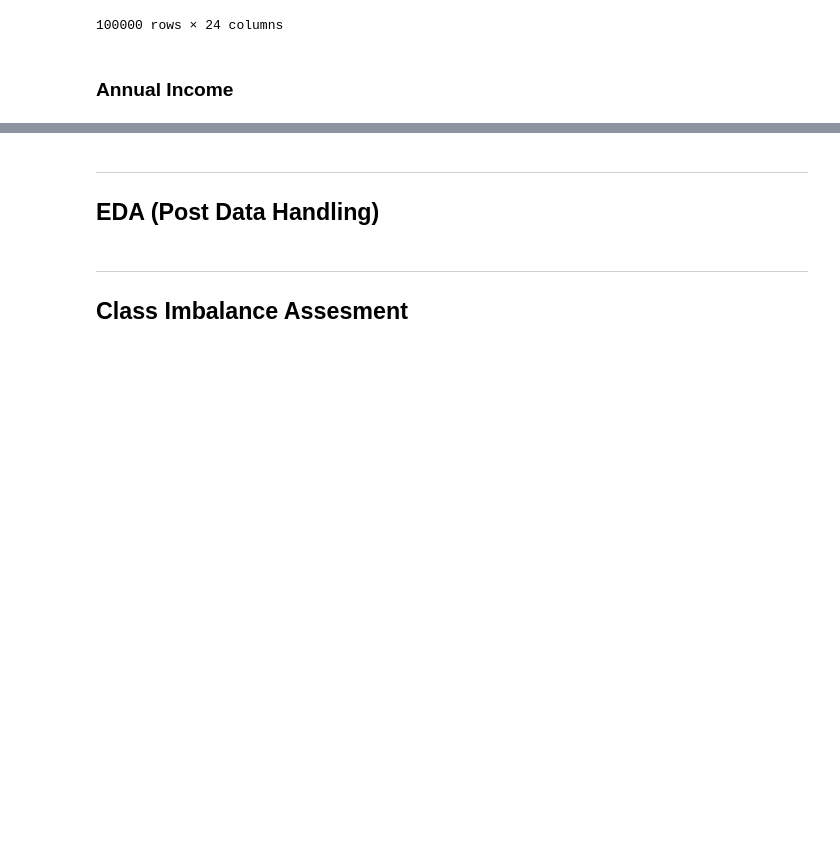
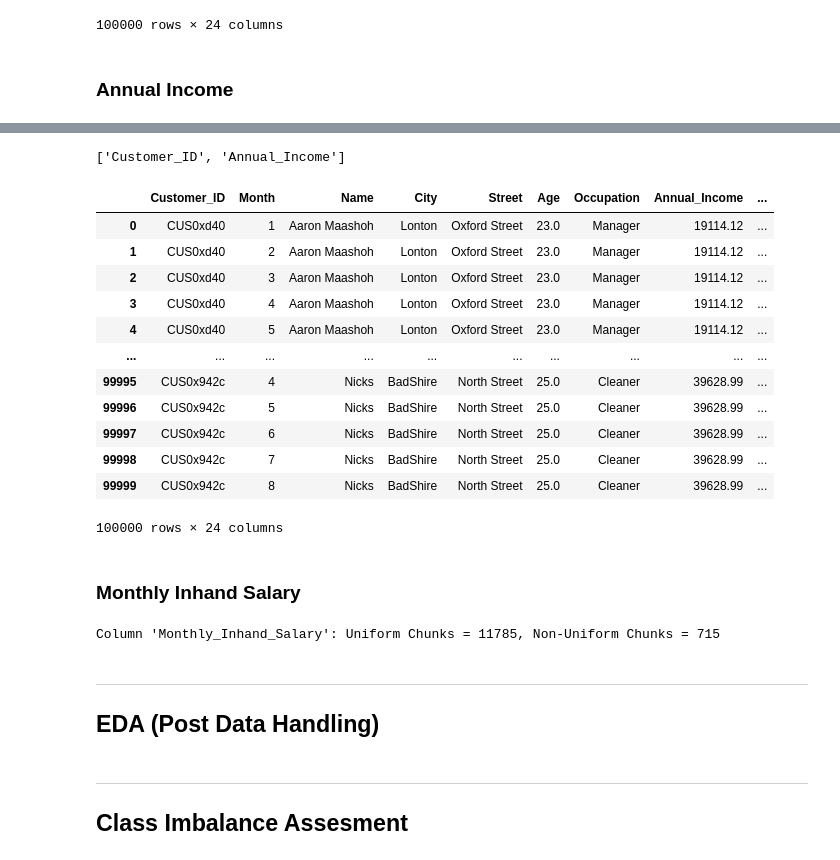
Before and after one commit to Chargent/Credit-Score-Prediction, a Jupyter notebook: main.ipynb, the cells around one changed output, grey strips where cells are left out. Cells and saved outputs as stored; diff of their text form; code cells hidden in the pictures; blank space fills up the shorter version.

```diff
--- a/main.ipynb
+++ b/main.ipynb
@@ -180,0 +197,4 @@ df
+# %%
+# Fill fixed NaN values with "No Loan"
+df['Type_of_Loan'] = df['Type_of_Loan'].replace(np.nan, "No Loan")
+df
@@ -437,3 +469,22 @@ df
 100000 rows × 24 columns
 # %% [markdown]
 ### Annual Income
+# %%
+# Copy the 'Annual_Income' column to a new DataFrame
+df_annual = df[['Customer_ID','Annual_Income']].copy()
+
+# Transform the 'Annual_Income' column to float
+df_annual['Annual_Income'] = df_annual['Annual_Income'].astype(float).round(2)
+
+distribution_df = df_annual["Annual_Income"].value_counts().sort_index().reset_index()
+distribution_df.columns = ['value', 'count']
+
+# show the average value of the groupes that have the same count
+average_distribution = distribution_df.groupby('count')['value'].mean().reset_index().round(2)
+average_distribution.columns = ['count', 'average_value']
+
+# Column with number of times each count appears
+average_distribution['count_appearances'] = average_distribution['count'].map(
+    distribution_df['count'].value_counts().to_dict()
+)
+average_distribution
@@ -440,3 +505,56 @@ df
+# %%
+# Identify Annual_Income values with frequency below 3
+value_counts = df_annual["Annual_Income"].value_counts()
+to_nan = value_counts[value_counts < 3].index
+
+# Replace those values with pd.NA in df_annual
+df_annual.loc[df_annual["Annual_Income"].isin(to_nan), "Annual_Income"] = pd.NA
+
+# Check if the column is uniform
+uniform_columns(df_annual, 8)
+# %% [output]
+['Customer_ID', 'Annual_Income']
+# %%
+# For each uniform column fill the missing values with the mode of each grouped Customer_ID
+df_annual["Annual_Income"] = df_annual.groupby("Customer_ID")["Annual_Income"].transform(
+            lambda x: x.fillna(x.mode().iloc[0]) if not x.mode().empty else x)
+
+# Fill the missing values in the original DataFrame with the cleaned values
+df["Annual_Income"] = df_annual["Annual_Income"]
+df
+# %% [output]
+|  | Customer_ID | Month | Name | City | Street | Age | Occupation | Annual_Income | ... |
+| 0 | CUS0xd40 | 1 | Aaron Maashoh | Lonton | Oxford Street | 23.0 | Manager | 19114.12 | ... |
+| 1 | CUS0xd40 | 2 | Aaron Maashoh | Lonton | Oxford Street | 23.0 | Manager | 19114.12 | ... |
+| 2 | CUS0xd40 | 3 | Aaron Maashoh | Lonton | Oxford Street | 23.0 | Manager | 19114.12 | ... |
+| 3 | CUS0xd40 | 4 | Aaron Maashoh | Lonton | Oxford Street | 23.0 | Manager | 19114.12 | ... |
+| 4 | CUS0xd40 | 5 | Aaron Maashoh | Lonton | Oxford Street | 23.0 | Manager | 19114.12 | ... |
+| ... | ... | ... | ... | ... | ... | ... | ... | ... | ... |
+| 99995 | CUS0x942c | 4 | Nicks | BadShire | North Street | 25.0 | Cleaner | 39628.99 | ... |
+| 99996 | CUS0x942c | 5 | Nicks | BadShire | North Street | 25.0 | Cleaner | 39628.99 | ... |
+| 99997 | CUS0x942c | 6 | Nicks | BadShire | North Street | 25.0 | Cleaner | 39628.99 | ... |
+| 99998 | CUS0x942c | 7 | Nicks | BadShire | North Street | 25.0 | Cleaner | 39628.99 | ... |
+| 99999 | CUS0x942c | 8 | Nicks | BadShire | North Street | 25.0 | Cleaner | 39628.99 | ... |
+100000 rows × 24 columns
+# %% [markdown]
+### Monthly Inhand Salary
+# %%
+# Create a copy of the 'Monthly_Inhand_Salary' column
+df_month = df[["Monthly_Inhand_Salary"]].copy().astype(float).round(2)
+
+# Check how many columns are uniform in the column 'Monthly_Inhand_Salary'
+uniform_count = 0
+chunks_total = len(df_month) // chunk_size
+for i in range(chunks_total):
+    chunk = df_month.iloc[i*chunk_size:(i+1)*chunk_size]
+    non_na_values = set(chunk["Monthly_Inhand_Salary"].dropna())
+    # Count as uniform if there are no non-NaN values or exactly one unique value.
+    if len(non_na_values) <= 1:
+        uniform_count += 1
+non_uniform_count = chunks_total - uniform_count
+print(f"Column 'Monthly_Inhand_Salary': Uniform Chunks = {uniform_count}, Non-Uniform Chunks = {non_uniform_count}")
+# %% [output]
+Column 'Monthly_Inhand_Salary': Uniform Chunks = 11785, Non-Uniform Chunks = 715
 # %% [markdown]
 ---
 ## EDA (Post Data Handling)
```
Also changed, not shown: parts of 7 cells of this notebook, 2 other files.
